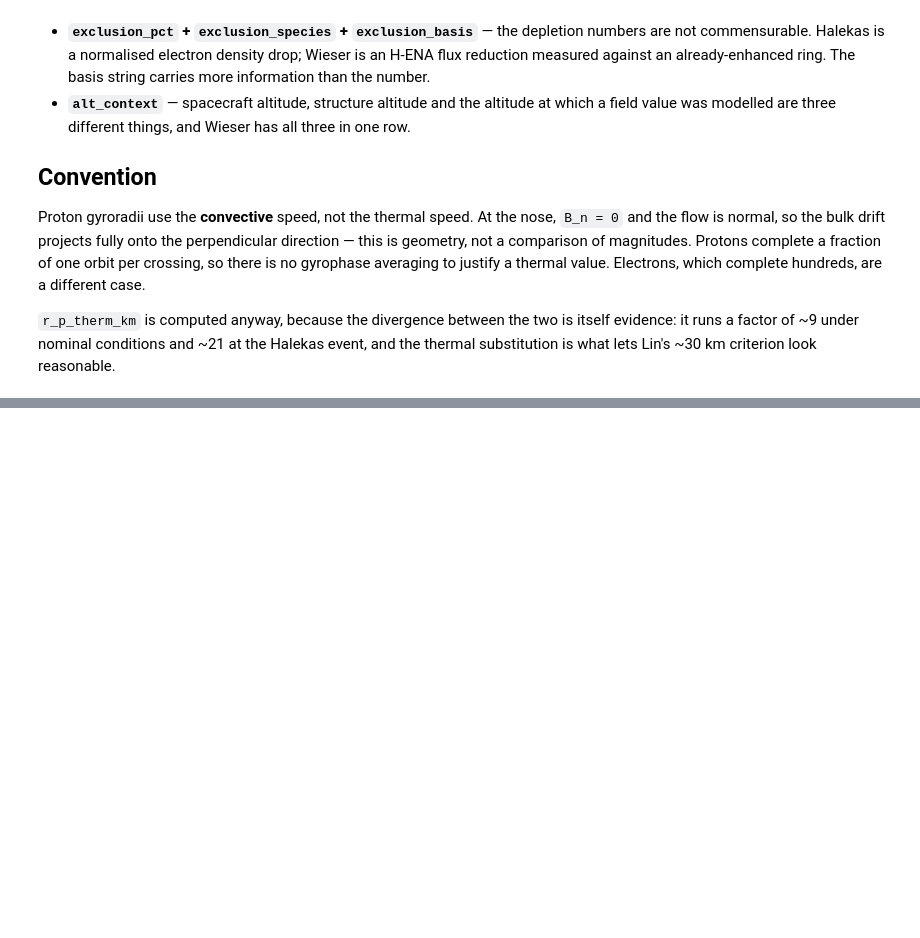
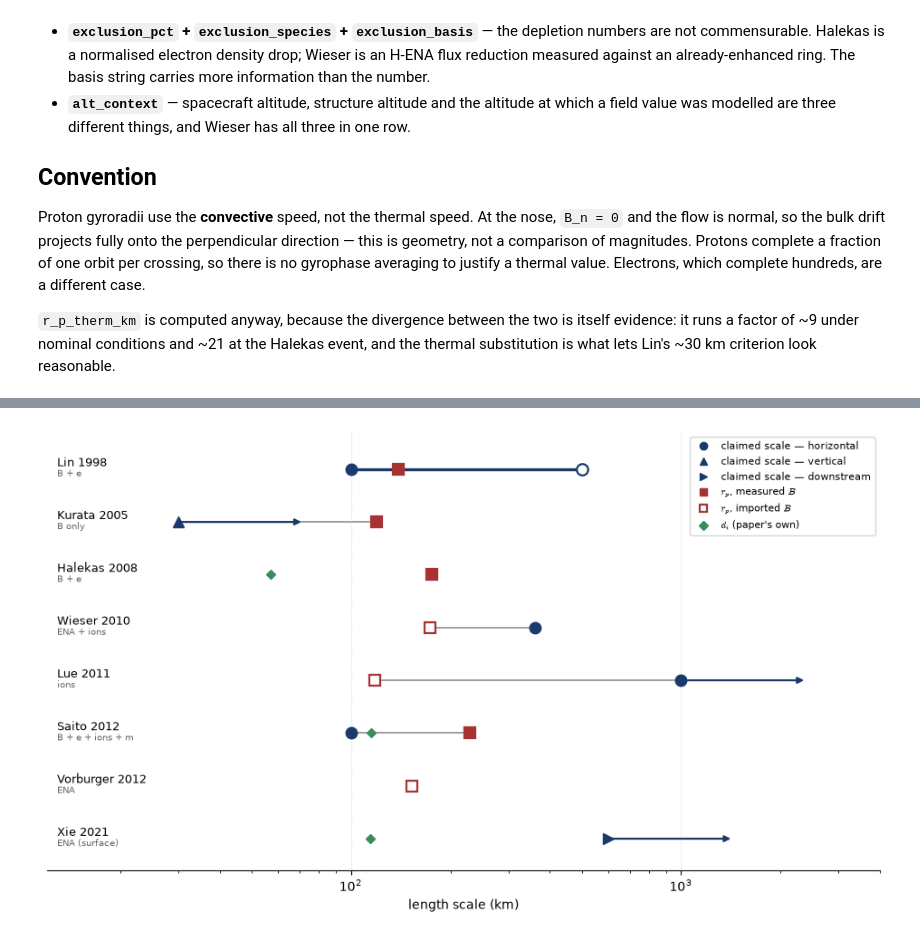
Before and after one commit to yulunwu000/artemis-lunar-plasma, a Jupyter notebook: notebooks/03_demotion_timeline.ipynb, the cells around one changed output, grey strips where cells are left out. Saved outputs shown, nothing was run; the diff lists cells and outputs as text; code cells hidden in the pictures; blank space fills up the shorter version.

```diff
--- a/notebooks/03_demotion_timeline.ipynb
+++ b/notebooks/03_demotion_timeline.ipynb
@@ -230,0 +389,93 @@ df
+# %%
+import numpy as np
+import matplotlib.pyplot as plt
+from matplotlib.lines import Line2D
+
+plt.rcParams.update({
+    'font.family': 'sans serif',
+    'mathtext.fontset': 'cm',
+    'font.size': 10,
+})
+
+M_P, Q_E = 1.67262192e-27, 1.602176634e-19
+
+def r_p(B_nT, v_kms):
+    """Proton gyroradius, km. Convective convention."""
+    if B_nT is None or v_kms is None:
+        return None
+    return (M_P * v_kms * 1e3) / (Q_E * B_nT * 1e-9) / 1e3
+
+# paper, L_min, L_max, L is lower bound, orientation, B_nT, v_kms, B source, instrument, d_i
+ROWS = [
+    ("Lin 1998",        100.,  500., False, "horiz",  30., 400., "measured", "B + e",              None),
+    ("Kurata 2005",      30.,  None, True,  "vert",   35., 400., "measured", "B only",             None),
+    ("Halekas 2008",    None,  None, False, None,     18., 303., "measured", "B + e",              57.),
+    ("Wieser 2010",     360.,  360., False, "horiz",  20., 333., "imported", "ENA + ions",         None),
+    ("Lue 2011",       1000.,  None, True,  "horiz",  30., 339., "imported", "ions",               None),
+    ("Saito 2012",      100.,  100., False, "horiz",  16., 350., "measured", "B + e + ions + m",   115.),
+    ("Vorburger 2012",  None,  None, False, None,     30., 439., "imported", "ENA",                None),
+    ("Xie 2021",        600.,  None, True,  "down",   None, None, None,      "ENA (surface)",      114.),
+]
+
+L_MARKER = {"horiz": "o", "vert": "^", "down": ">"}
+C_L, C_RP, C_DI = "#1b3a6b", "#a83232", "#3c8c5a"
+
+fig, ax = plt.subplots(figsize=(9.5, 5.6))
+
+for i, (name, Lmin, Lmax, onesided, orient, B, v, Bsrc, instr, di) in enumerate(ROWS):
+    y = -i
+    rp = r_p(B, v)
+
+    # connector between the claimed scale and the gyroradius
+    if Lmin is not None and rp is not None:
+        ax.plot([min(Lmin, rp), max(Lmin, rp)], [y, y],
+                color="0.55", lw=1.2, zorder=1)
+
+    # claimed structure scale
+    if Lmin is not None:
+        ax.plot(Lmin, y, L_MARKER[orient], ms=9, color=C_L, zorder=3)
+        if Lmax is not None and Lmax != Lmin:            # a quoted range
+            ax.plot([Lmin, Lmax], [y, y], color=C_L, lw=2.4, zorder=2)
+            ax.plot(Lmax, y, L_MARKER[orient], ms=9, mfc="white",
+                    mec=C_L, mew=1.6, zorder=3)
+        if onesided:                                      # "or more"
+            ax.annotate("", xy=(Lmin * 2.4, y), xytext=(Lmin, y),
+                        arrowprops=dict(arrowstyle="-|>", color=C_L, lw=1.6))
+
+    # proton gyroradius at the paper's own strongest field and speed
+    if rp is not None:
+        ax.plot(rp, y, "s", ms=8, color=C_RP if Bsrc == "measured" else "white",
+                mec=C_RP, mew=1.6, zorder=3)
+
+    # ion inertial length, where the paper uses it
+    if di is not None:
+        ax.plot(di, y, "D", ms=5.5, color=C_DI, zorder=3)
+
+    ax.text(0.012, y, f"{name}", transform=ax.get_yaxis_transform(),
+            ha="left", va="bottom", fontsize=9.5)
+    ax.text(0.012, y, f"{instr}", transform=ax.get_yaxis_transform(),
+            ha="left", va="top", fontsize=7.5, color="0.4")
+
+ax.set_xscale("log")
+ax.set_xlim(12, 4000)
+ax.set_ylim(-len(ROWS) + 0.4, 0.7)
+ax.set_yticks([])
+ax.set_xlabel("length scale (km)")
+for s in ("top", "right", "left"):
+    ax.spines[s].set_visible(False)
+ax.grid(axis="x", ls=":", color="0.85")
+
+handles = [
+    Line2D([], [], marker="o", ls="", color=C_L,  label="claimed scale — horizontal"),
+    Line2D([], [], marker="^", ls="", color=C_L,  label="claimed scale — vertical"),
+    Line2D([], [], marker=">", ls="", color=C_L,  label="claimed scale — downstream"),
+    Line2D([], [], marker="s", ls="", color=C_RP, label=r"$r_p$, measured $B$"),
+    Line2D([], [], marker="s", ls="", mfc="white", mec=C_RP, mew=1.6, label=r"$r_p$, imported $B$"),
+    Line2D([], [], marker="D", ls="", color=C_DI, ms=5.5, label=r"$d_i$ (paper's own)"),
+]
+ax.legend(handles=handles, fontsize=7.8, loc="upper right", frameon="false", ncol=1)
+fig.tight_layout()
+fig.savefig('../figures/demotion_timeline.pdf')
+plt.show()
+# %% [output]
+[figure, added]
```
Also changed, not shown: parts of 3 cells of this notebook, 3 other files.
